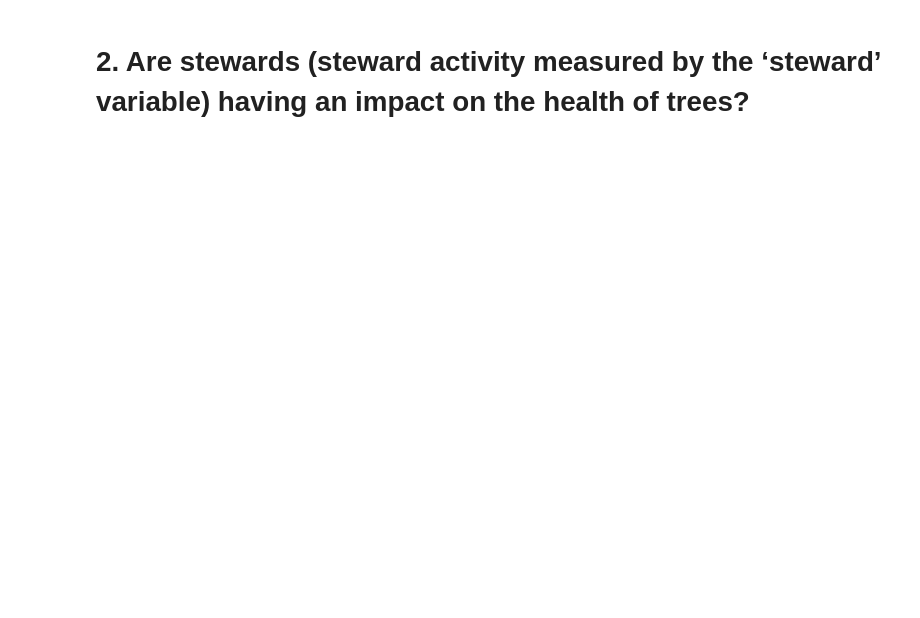
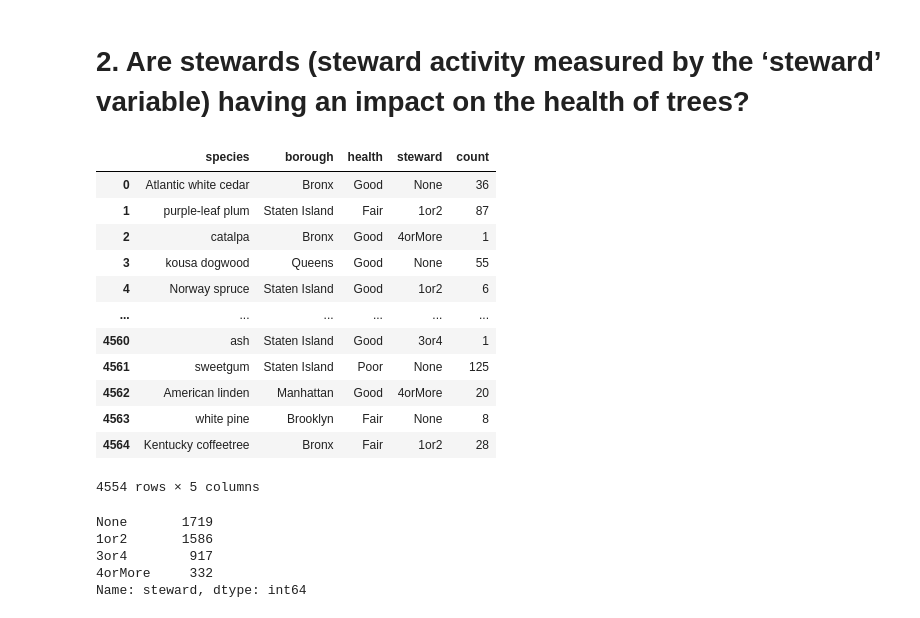
Before and after one commit to GitableGabe/CUNY_DATA_608, a Jupyter notebook: module4/module4-sample-code.ipynb, the cells around one changed output. Cells and saved outputs as stored; diff of their text form; code cells hidden in the pictures; blank space fills up the shorter version.

```diff
--- a/module4/module4-sample-code.ipynb
+++ b/module4/module4-sample-code.ipynb
@@ -184,3 +184,34 @@ pd.crosstab(index=soql_trees_1['health'], columns='count', margins=True,
 | Total | 1808 | 1808 |
 # %% [markdown]
 # 2. Are stewards (steward activity measured by the ‘steward’ variable) having an impact on the health of trees?
+# %%
+soql_2 = (url_1+"?"+\
+        '$select=spc_common,boroname,health,steward,count(spc_common)' +\
+        '&$group=spc_common,boroname,health,steward')
+soql_trees_2 = pd.read_json(soql_2 +
+                            '&$limit=700000').dropna().rename(columns={"spc_common": "species",
+                                                                                "boroname": "borough",
+                                                                                "count_spc_common":"count"})
+soql_trees_2
+# %% [output]
+|  | species | borough | health | steward | count |
+| 0 | Atlantic white cedar | Bronx | Good | None | 36 |
+| 1 | purple-leaf plum | Staten Island | Fair | 1or2 | 87 |
+| 2 | catalpa | Bronx | Good | 4orMore | 1 |
+| 3 | kousa dogwood | Queens | Good | None | 55 |
+| 4 | Norway spruce | Staten Island | Good | 1or2 | 6 |
+| ... | ... | ... | ... | ... | ... |
+| 4560 | ash | Staten Island | Good | 3or4 | 1 |
+| 4561 | sweetgum | Staten Island | Poor | None | 125 |
+| 4562 | American linden | Manhattan | Good | 4orMore | 20 |
+| 4563 | white pine | Brooklyn | Fair | None | 8 |
+| 4564 | Kentucky coffeetree | Bronx | Fair | 1or2 | 28 |
+4554 rows × 5 columns
+# %%
+soql_trees_2["steward"].value_counts()
+# %% [output]
+None       1719
+1or2       1586
+3or4        917
+4orMore     332
+Name: steward, dtype: int64
```
Also changed, not shown: parts of 9 cells of this notebook.
